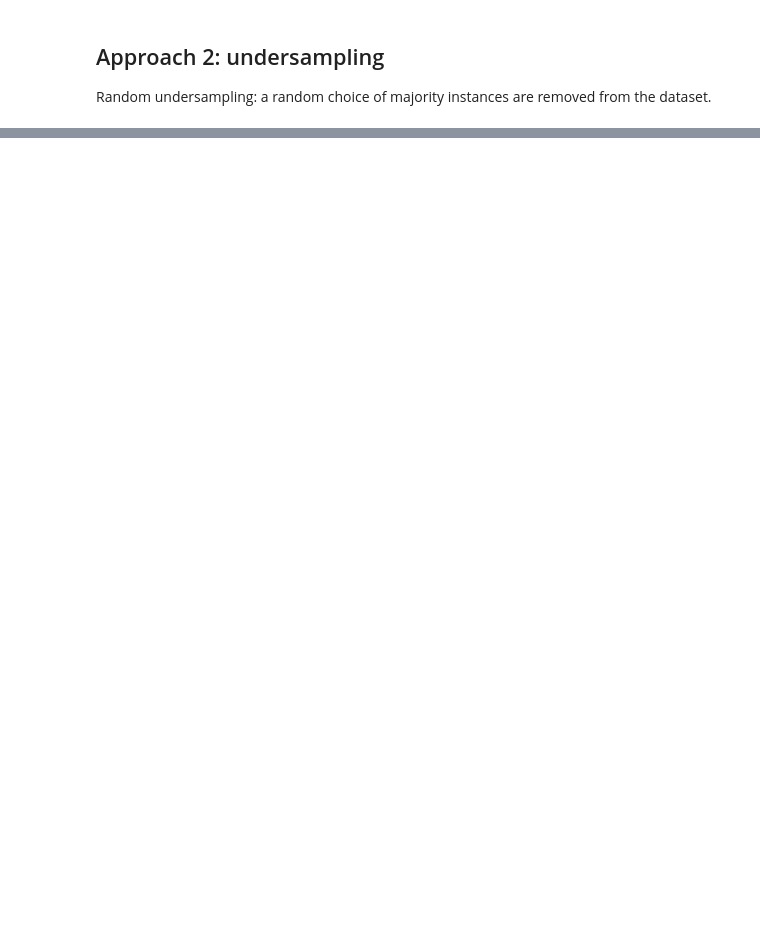
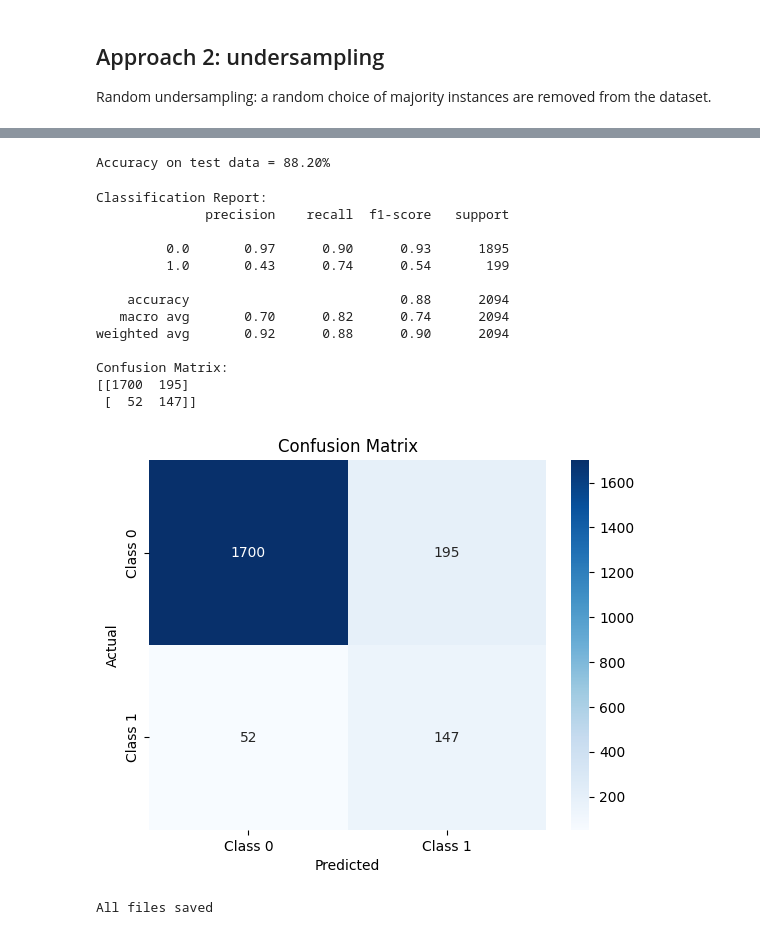
Before and after one commit to mwmlo/nlp-pcl-cw, a Jupyter notebook: data_sampling.ipynb, the cells around one changed output, grey strips where cells are left out. Saved outputs shown, nothing was run; the diff lists cells and outputs as text; code cells hidden in the pictures; blank space fills up the shorter version.

Commit message:
DATA SAMPLING

```diff
--- a/data_sampling.ipynb
+++ b/data_sampling.ipynb
@@ -381,0 +478,18 @@ X_train_resampled, y_train_resampled = smote.fit_resample(X_train_tfidf, y_train
+# %%
+train_df = pd.read_csv('train_dev_data/train_set.csv')[['text', 'label']]
+test_df = pd.read_csv('train_dev_data/dev_set.csv')[['text', 'label']]
+
+train_dataset = PCLData(train_df, tokenizer, MAX_LEN)
+test_dataset = PCLData(test_df, tokenizer, MAX_LEN)
+
+training_loader = DataLoader(train_dataset, **train_params)
+testing_loader = DataLoader(test_dataset, **test_params)
+# %%
+weights = torch.Tensor([1.0, 10.0]).to(device) # Imbalanced ratio 1:10
+weighted_loss = torch.nn.CrossEntropyLoss(weight=weights)
+# %%
+EPOCHS = 2
+
+optimizer = torch.optim.AdamW(params = model.parameters(), lr=LEARNING_RATE)
+for epoch in range(EPOCHS):
+    train(epoch, training_loader, weighted_loss, model, optimizer)
@@ -381,0 +507,44 @@ X_train_resampled, y_train_resampled = smote.fit_resample(X_train_tfidf, y_train
+# %%
+acc, preds, targets = valid(model, testing_loader)
+print("Accuracy on test data = %0.2f%%" % acc)
+# %% [output]
+Accuracy on test data = 88.20%
+# %%
+print("Classification Report:")
+print(classification_report(targets.cpu().numpy(), preds.cpu().numpy()))
+
+# Confusion matrix
+cm = confusion_matrix(targets.cpu().numpy(), preds.cpu().numpy())
+print("Confusion Matrix:")
+print(cm)
+
+# Plot confusion matrix
+sns.heatmap(cm, annot=True, fmt="d", cmap="Blues", xticklabels=["Class 0", "Class 1"], yticklabels=["Class 0", "Class 1"])
+plt.xlabel("Predicted")
+plt.ylabel("Actual")
+plt.title("Confusion Matrix")
+plt.show()
+# %% [output]
+Classification Report:
+              precision    recall  f1-score   support
+
+         0.0       0.97      0.90      0.93      1895
+         1.0       0.43      0.74      0.54       199
+
+    accuracy                           0.88      2094
+   macro avg       0.70      0.82      0.74      2094
+weighted avg       0.92      0.88      0.90      2094
+
+Confusion Matrix:
+[[1700  195]
+ [  52  147]]
+[figure, added]
+# %%
+output_model_file = 'saved_models/roberta_weighted_ce_loss.bin'
+
+model_to_save = model
+torch.save(model_to_save, output_model_file)
+
+print('All files saved')
+# %% [output]
+All files saved
```
Also changed, not shown: parts of 19 cells of this notebook.
